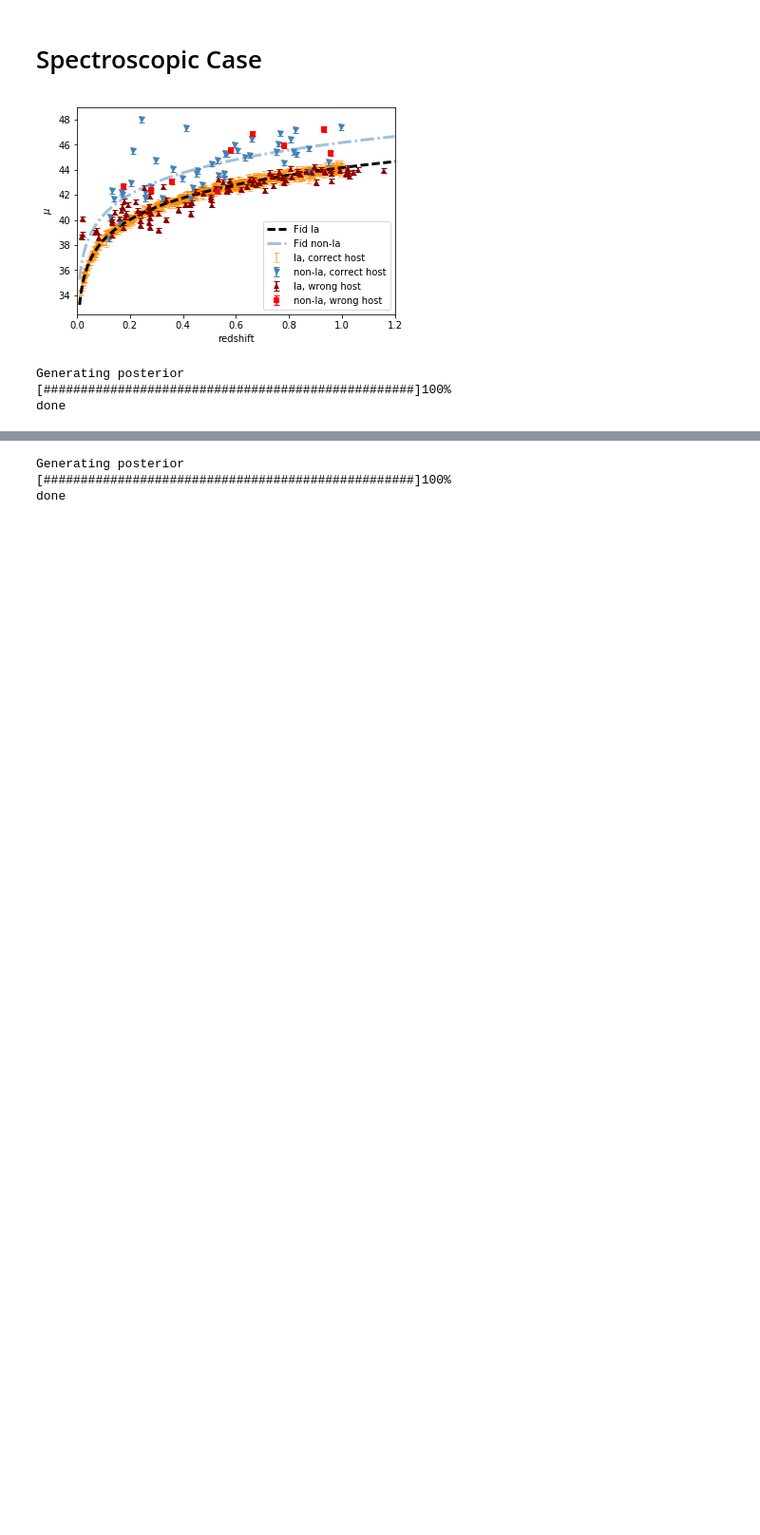
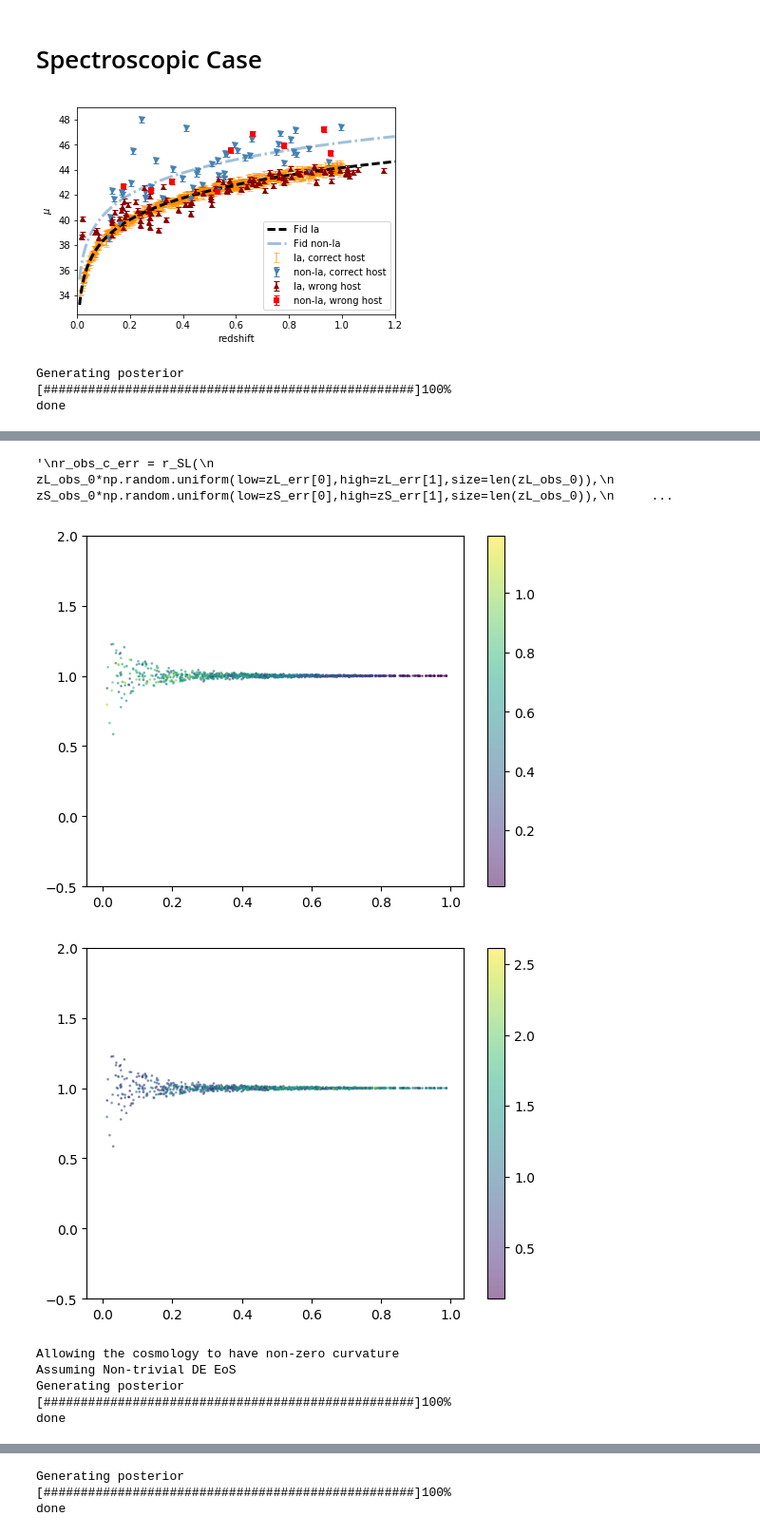
Before and after one commit to P-1884/COSMIC-BEAMS, a Jupyter notebook: spectroscopic.ipynb, the cells around one changed output, grey strips where cells are left out. Shown at 95% size. Saved outputs shown, nothing was run; the diff lists cells and outputs as text; code cells hidden in the pictures; blank space fills up the shorter version.

Commit message:
First commit with SL Contamination

```diff
--- a/spectroscopic.ipynb
+++ b/spectroscopic.ipynb
@@ -62,3 +133,53 @@ done
+# %%
+zL_err = [0.99,1.01]
+zS_err = [0.99,1.01]
+'''
+r_obs_c_err = r_SL(
+        zL_obs_0*np.random.uniform(low=zL_err[0],high=zL_err[1],size=len(zL_obs_0)),
+        zS_obs_0*np.random.uniform(low=zS_err[0],high=zS_err[1],size=len(zL_obs_0)),
+        wCDM(H0=H0_fid,Om0=Om_fid,Ode0=Ode_fid,w0=w_fid))'''
+# %% [output]
+'\nr_obs_c_err = r_SL(\n        zL_obs_0*np.random.uniform(low=zL_err[0],high=zL_err[1],size=len(zL_obs_0)),\n        zS_obs_0*np.random.uniform(low=zS_err[0],high=zS_err[1],size=len(zL_obs_0)),\n     ...
+# %%
+plt.scatter(r_obs_0,r_obs_c_err/r_obs_0,alpha=0.5,s=1,c=zL_obs_0)
+plt.colorbar()
+plt.ylim(-0.5,2)
+plt.show()
+plt.scatter(r_obs_0,r_obs_c_err/r_obs_0,alpha=0.5,s=1,c=zS_obs_0)
+plt.colorbar()
+plt.ylim(-0.5,2)
+plt.show()
+
+# = Plot of how much information does zL, zS provide?
+# %% [output]
+[figure, added]
+[figure, added]
+# %%
+['FlatLambdaCDM','LambdaCDM','FlatwCDM','wCDM']
+
+mcmc_SL(
+     n = 1000,
+     likelihood = likelihood_spec_contam_SL, #likelihood_SL
+     zbias = 'bias',
+     mubias = 'bias',
+     OMi = 0.3,
+     Odei = 0.7,
+     H0i = 70,
+     wi = -1,
+     omstep = 0.01,
+     ode_step = 0.01,
+     H0step = 1,
+     wstep = 0.01,
+     db_in = db_in, #input file (dataset)
+     fileout = 'chains/mcmc_chains_SL_orig.txt',
+     status = True,
+     cosmo_type = cosmo_type)
+# %% [output]
+Allowing the cosmology to have non-zero curvature
+Assuming Non-trivial DE EoS
+Generating posterior
+[##################################################]100%
+done
 # %%
 #generating the biased mcmc chain
 
```
Also changed, not shown: parts of 7 cells of this notebook, 5 other files.
